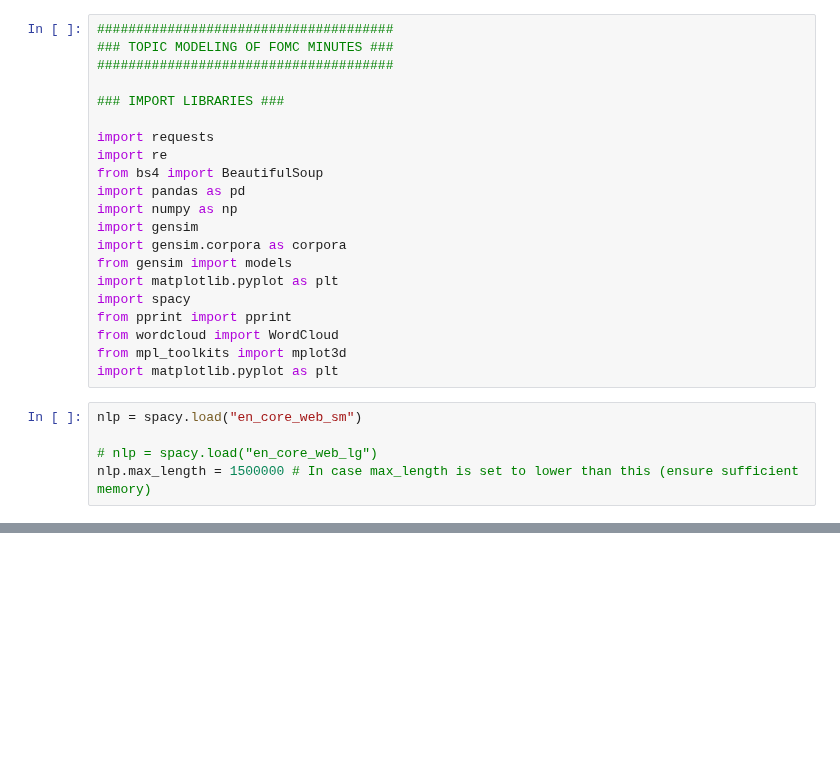
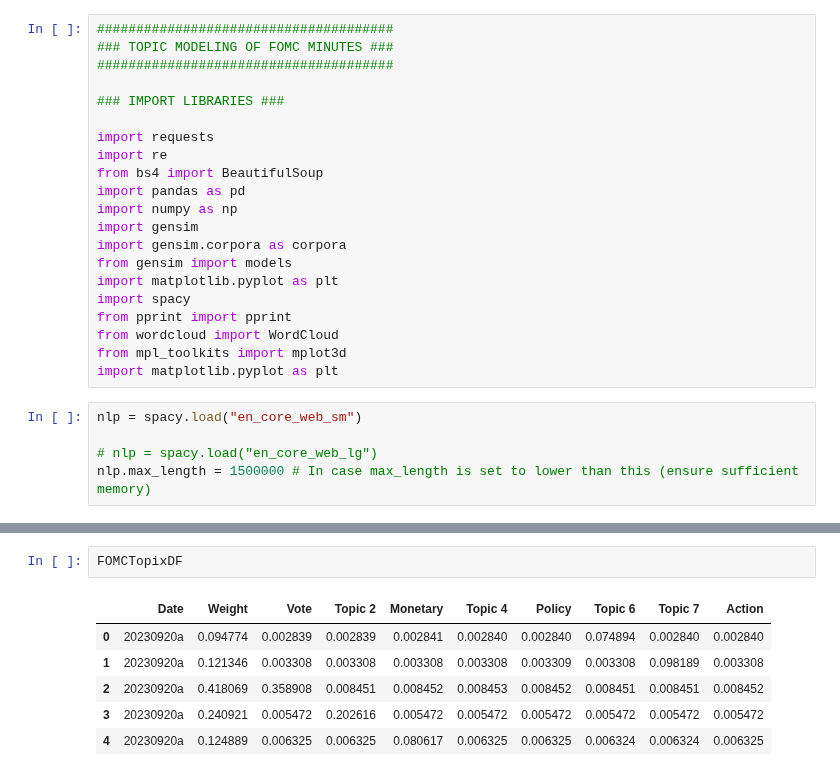
Before and after one commit to rezu98/colab, a Jupyter notebook: Untitled3.ipynb, the cells around one changed output, grey strips where cells are left out. Saved outputs shown, nothing was run; the diff lists cells and outputs as text; blank space fills up the shorter version.

```diff
--- a/Untitled3.ipynb
+++ b/Untitled3.ipynb
@@ -164 +227,10 @@ TopixAggDF = pd.pivot_table(FOMCTopixDF, values=['Inflation', 'Topic 2', 'Consum
+# %%
+FOMCTopixDF
+# %% [output]
+|  | Date | Weight | Vote | Topic 2 | Monetary | Topic 4 | Policy | Topic 6 | Topic 7 | Action |
+| 0 | 20230920a | 0.094774 | 0.002839 | 0.002839 | 0.002841 | 0.002840 | 0.002840 | 0.074894 | 0.002840 | 0.002840 |
+| 1 | 20230920a | 0.121346 | 0.003308 | 0.003308 | 0.003308 | 0.003308 | 0.003309 | 0.003308 | 0.098189 | 0.003308 |
+| 2 | 20230920a | 0.418069 | 0.358908 | 0.008451 | 0.008452 | 0.008453 | 0.008452 | 0.008451 | 0.008451 | 0.008452 |
+| 3 | 20230920a | 0.240921 | 0.005472 | 0.202616 | 0.005472 | 0.005472 | 0.005472 | 0.005472 | 0.005472 | 0.005472 |
+| 4 | 20230920a | 0.124889 | 0.006325 | 0.006325 | 0.080617 | 0.006325 | 0.006325 | 0.006324 | 0.006324 | 0.006325 |
 # %%
```
Also changed, not shown: parts of 16 cells of this notebook.
